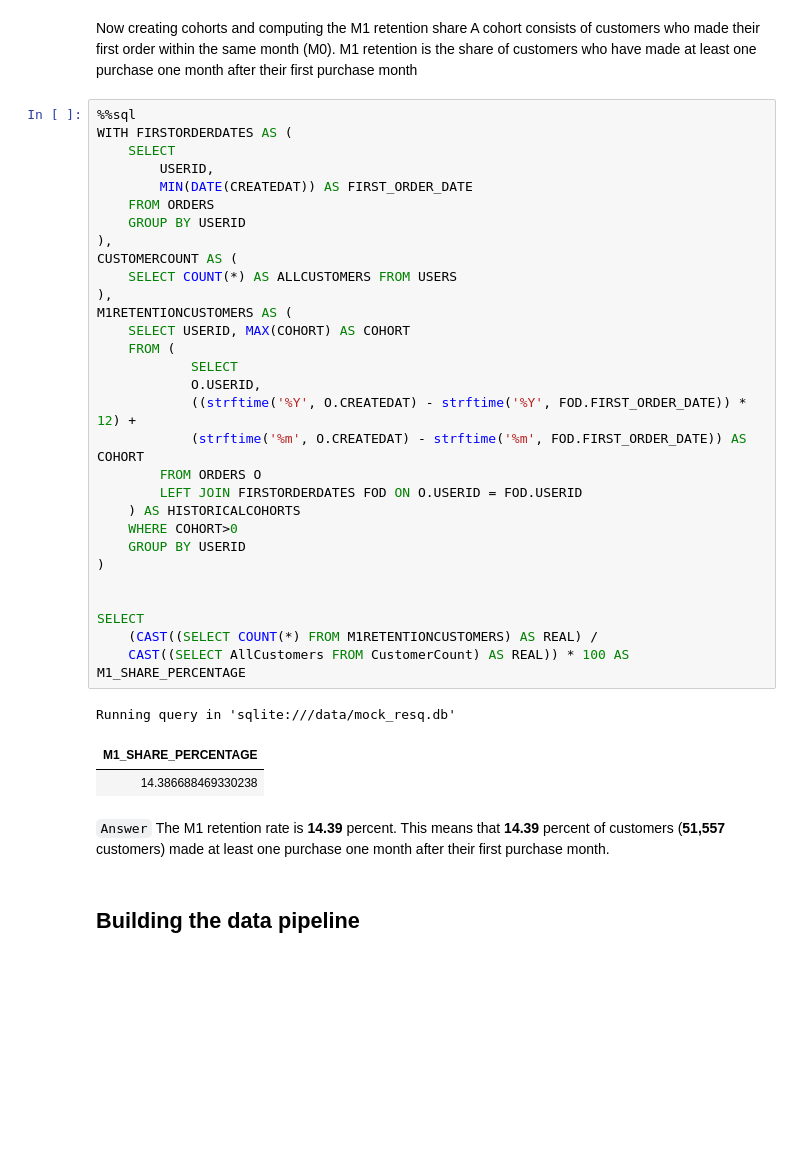
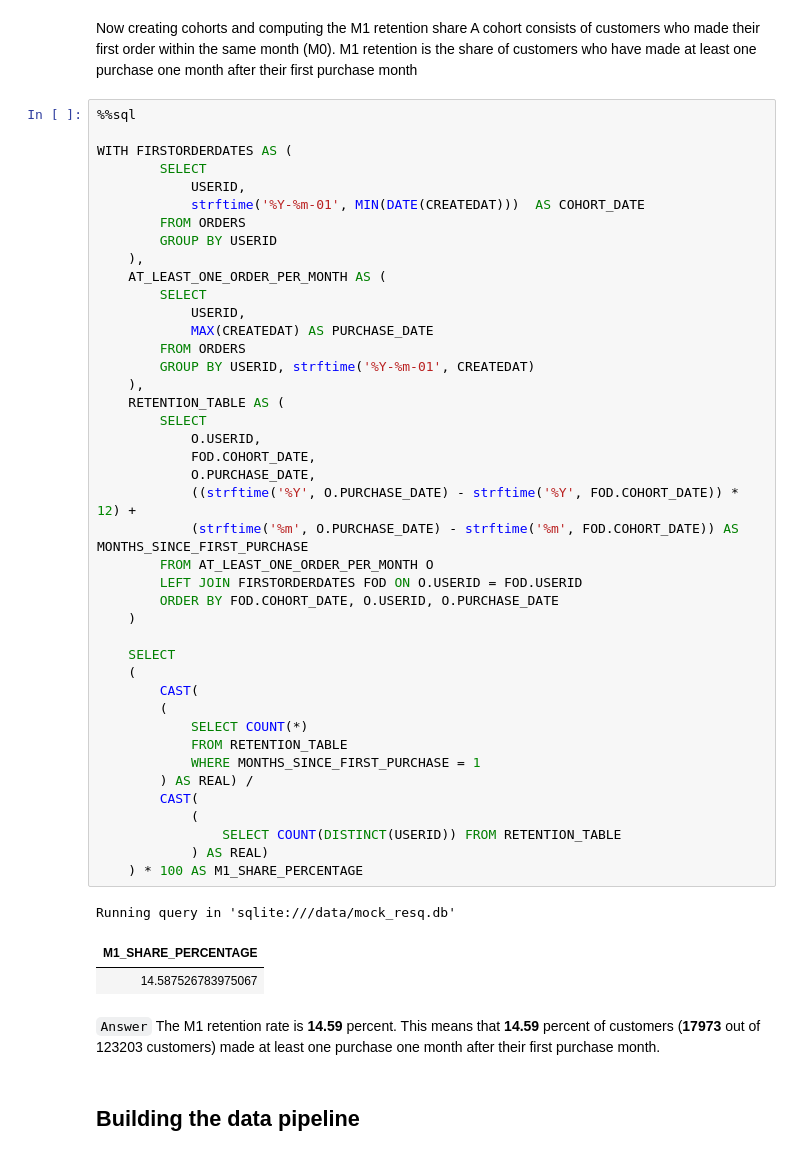
Before and after one commit to kennedyopokuasare/ResqCLV, a Jupyter notebook: data-exploration-and-pipeline.ipynb, the cells around one changed output. Cells and saved outputs as stored; diff of their text form; blank space fills up the shorter version.

```diff
--- a/data-exploration-and-pipeline.ipynb
+++ b/data-exploration-and-pipeline.ipynb
@@ -247,40 +247,52 @@ A cohort consists of customers who made their first order within the same month
 M1 retention is the share of customers who have made at least one purchase one month after their first purchase month
 # %%
 %%sql
+
 WITH FIRSTORDERDATES AS (
+        SELECT
+            USERID,
+            strftime('%Y-%m-01', MIN(DATE(CREATEDAT)))  AS COHORT_DATE
+        FROM ORDERS
+        GROUP BY USERID
+    ),
+    AT_LEAST_ONE_ORDER_PER_MONTH AS (
+        SELECT
+            USERID,
+            MAX(CREATEDAT) AS PURCHASE_DATE
+        FROM ORDERS
+        GROUP BY USERID, strftime('%Y-%m-01', CREATEDAT)
+    ),
+    RETENTION_TABLE AS (
+        SELECT
+            O.USERID,
+            FOD.COHORT_DATE,
+            O.PURCHASE_DATE,
+            ((strftime('%Y', O.PURCHASE_DATE) - strftime('%Y', FOD.COHORT_DATE)) * 12) +
+            (strftime('%m', O.PURCHASE_DATE) - strftime('%m', FOD.COHORT_DATE)) AS MONTHS_SINCE_FIRST_PURCHASE
+        FROM AT_LEAST_ONE_ORDER_PER_MONTH O
+        LEFT JOIN FIRSTORDERDATES FOD ON O.USERID = FOD.USERID
+        ORDER BY FOD.COHORT_DATE, O.USERID, O.PURCHASE_DATE
+    )
+
     SELECT
-        USERID,
-        MIN(DATE(CREATEDAT)) AS FIRST_ORDER_DATE
-    FROM ORDERS
-    GROUP BY USERID
-),
-CUSTOMERCOUNT AS (
-    SELECT COUNT(*) AS ALLCUSTOMERS FROM USERS
-),
-M1RETENTIONCUSTOMERS AS (
-    SELECT USERID, MAX(COHORT) AS COHORT
-    FROM (
-            SELECT
-            O.USERID,
-            ((strftime('%Y', O.CREATEDAT) - strftime('%Y', FOD.FIRST_ORDER_DATE)) * 12) +
-            (strftime('%m', O.CREATEDAT) - strftime('%m', FOD.FIRST_ORDER_DATE)) AS COHORT
-        FROM ORDERS O
-        LEFT JOIN FIRSTORDERDATES FOD ON O.USERID = FOD.USERID
-    ) AS HISTORICALCOHORTS
-    WHERE COHORT>0
-    GROUP BY USERID
-)
-
-
-SELECT
-    (CAST((SELECT COUNT(*) FROM M1RETENTIONCUSTOMERS) AS REAL) /
-    CAST((SELECT AllCustomers FROM CustomerCount) AS REAL)) * 100 AS M1_SHARE_PERCENTAGE
+    (
+        CAST(
+        (
+            SELECT COUNT(*)
+            FROM RETENTION_TABLE
+            WHERE MONTHS_SINCE_FIRST_PURCHASE = 1
+        ) AS REAL) /
+        CAST(
+            (
+                SELECT COUNT(DISTINCT(USERID)) FROM RETENTION_TABLE
+            ) AS REAL)
+    ) * 100 AS M1_SHARE_PERCENTAGE
 # %% [output]
 Running query in 'sqlite:///data/mock_resq.db'
 | M1_SHARE_PERCENTAGE |
-| 14.386688469330238 |
+| 14.587526783975067 |
 # %% [markdown]
-`Answer` The M1 retention rate is **14.39** percent. This means that **14.39** percent of customers (**51,557** customers) made at least one purchase one month after their first purchase month.
+`Answer` The M1 retention rate is **14.59** percent. This means that **14.59** percent of customers (**17973** out of 123203 customers) made at least one purchase one month after their first purchase month.
 # %% [markdown]
 ## Building the data pipeline
 # %% [markdown]
```
Also changed, not shown: parts of 10 cells of this notebook, 5 other files.
